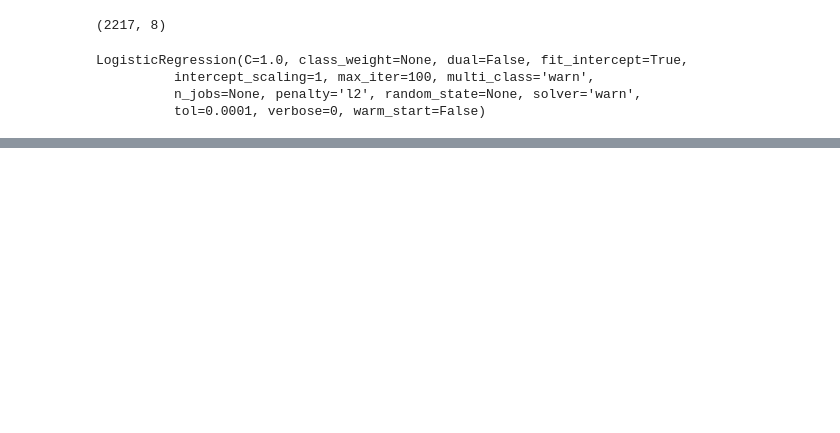
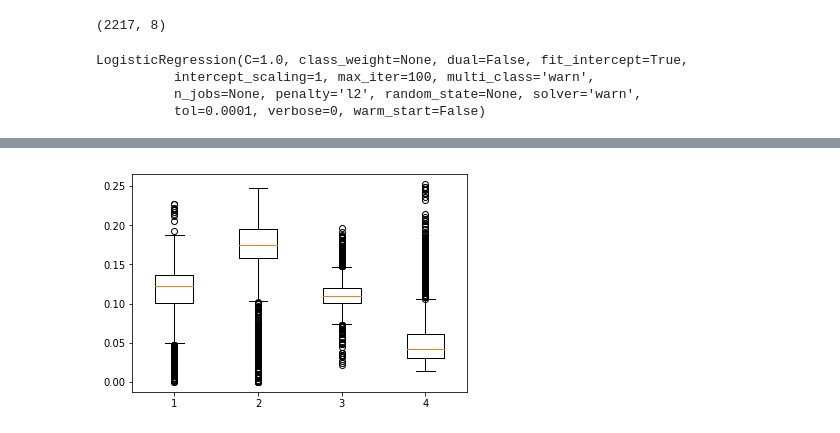
Before and after one commit to luizasilveira/Projeto-Final---CDD, a Jupyter notebook: Projeto 3 cdd.ipynb, the cells around one changed output, grey strips where cells are left out. Cells and saved outputs as stored; diff of their text form; code cells hidden in the pictures; blank space fills up the shorter version.

```diff
--- a/Projeto 3 cdd.ipynb
+++ b/Projeto 3 cdd.ipynb
@@ -14,6 +14,8 @@ df = pd.read_csv('voice1.csv', quotechar=',')
 df.columns=df.columns.str.replace('"','')
 df['meanfreq'] = df['meanfreq'].map(lambda x: x.lstrip('"'))
 df['label'] = df['label'].map(lambda x: x.lstrip('"').rstrip('""'))
-df.tail(10)
-df.shape
+df['meanfreq'] = df['meanfreq'].astype('float')
+
+
+df.head(10)
 # %% [output]
@@ -68,0 +62,5 @@ Name: meanfreq, Length: 3168, dtype: object
+# %%
+male = X[0:1584]
+female = X[1585:3168]
+print(male.describe())
+print(female.describe())
@@ -68,0 +88,4 @@ Name: meanfreq, Length: 3168, dtype: object
+# %%
+plt.boxplot([male["Q25"], female["Q25"], male["IQR"], female["IQR"]]);
+# %% [output]
+[figure, added]
```
Also changed, not shown: parts of 8 cells of this notebook.
